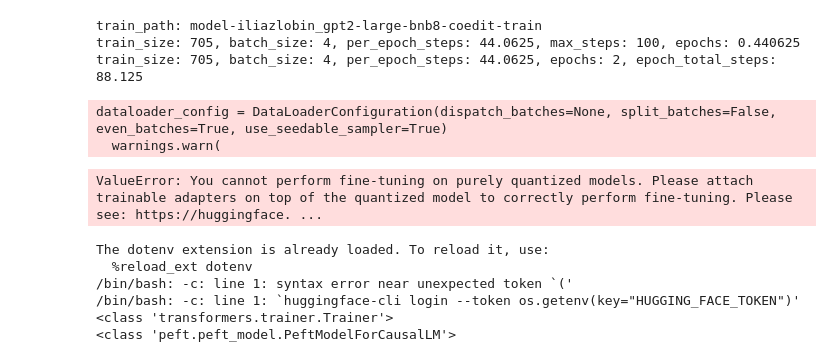
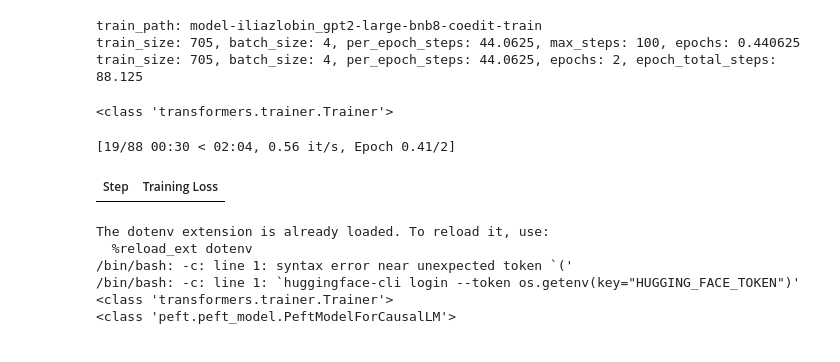
Before and after one commit to iliazlobin/transformers-labs, a Jupyter notebook: model-train/train-gpt2-large-bnb8bit-coedit-local.ipynb, the cells around one changed output. Saved outputs shown, nothing was run; the diff lists cells and outputs as text; code cells hidden in the pictures.

```diff
--- a/model-train/train-gpt2-large-bnb8bit-coedit-local.ipynb
+++ b/model-train/train-gpt2-large-bnb8bit-coedit-local.ipynb
@@ -82,9 +86,9 @@ tokenizer = AutoTokenizer.from_pretrained(
     model_id,
     use_fast=True,
 )
-# tokenizer.add_eos_token = True
+tokenizer.add_eos_token = True
 tokenizer.pad_token_id = tokenizer.eos_token_id
-# tokenizer.padding_side = "left"
+tokenizer.padding_side = "left"
 print(type(tokenizer))
 # print(tokenizer.add_eos_token)
 print(tokenizer.eos_token_id)
@@ -105,10 +109,10 @@ model = AutoModelForCausalLM.from_pretrained(model_id, quantization_config=bnb_c
 # model = AutoModelForCausalLM.from_pretrained(model_id, quantization_config=bnb_config, device_map=0)
 print(type(model))
 
-model.generation_config.max_new_tokens = 350
+# model.generation_config.max_new_tokens = 350
 # model.generation_config.new_tokens = 350
-model.generation_config.pad_token_id = model.generation_config.eos_token_id
-model.generation_config.padding_side = "left"
+# model.generation_config.pad_token_id = model.generation_config.eos_token_id
+# model.generation_config.padding_side = "left"
 
 print(model.generation_config)
 print(model)
@@ -577,8 +585,8 @@ PeftModelForCausalLM(
 )
 Total/trainable params: 821216000/47185920
 # %%
-# training_model = perf_model
-training_model = model
+training_model = perf_model
+# training_model = model
 # print(type(training_model))
 # print(training_model.config)
 # print(training_model.generation_config)
@@ -732,39 +740,39 @@ args = TrainingArguments(
     num_train_epochs=epochs,
     # max_steps=max_steps,
     warmup_steps=1,
-    logging_steps=40,
+    logging_steps=20,
     save_strategy="steps",
-    save_steps=40,
+    save_steps=20,
     # evaluation_strategy="steps",
     # eval_steps=40,
     report_to="tensorboard",
     push_to_hub_model_id=training_model_name,
     push_to_hub_organization="iliazlobin",
     push_to_hub=False,
     gradient_checkpointing_kwargs={
         "use_reentrant": False
     },  # Should be false for Lora (https://github.com/kohya-ss/sd-scripts/issues/323#issuecomment-1485073421)
 )
 
 trainer = Trainer(
     model=training_model,
     train_dataset=processed_dataset["train"],
     # eval_dataset=processed_dataset["test"],
     tokenizer=tokenizer,
     data_collator=data_collator,
     compute_metrics=compute_metrics,
     preprocess_logits_for_metrics=logits_argmax,
     args=args,
 )
 print(type(trainer))
 
 model.config.use_cache = False
 # trainer.train(resume_from_checkpoint=True)
 trainer.train()
 # %% [output]
-dataloader_config = DataLoaderConfiguration(dispatch_batches=None, split_batches=False, even_batches=True, use_seedable_sampler=True)
-  warnings.warn(
+<class 'transformers.trainer.Trainer'>
-ValueError: You cannot perform fine-tuning on purely quantized models. Please attach trainable adapters on top of the quantized model to correctly perform fine-tuning. Please see: https://huggingface. ...
+[19/88 00:30 < 02:04, 0.56 it/s, Epoch 0.41/2]
+| Step | Training Loss |
 # %%
 %load_ext dotenv
 %dotenv ../.env
```
Also changed, not shown: parts of 7 cells of this notebook, 1 other file.
